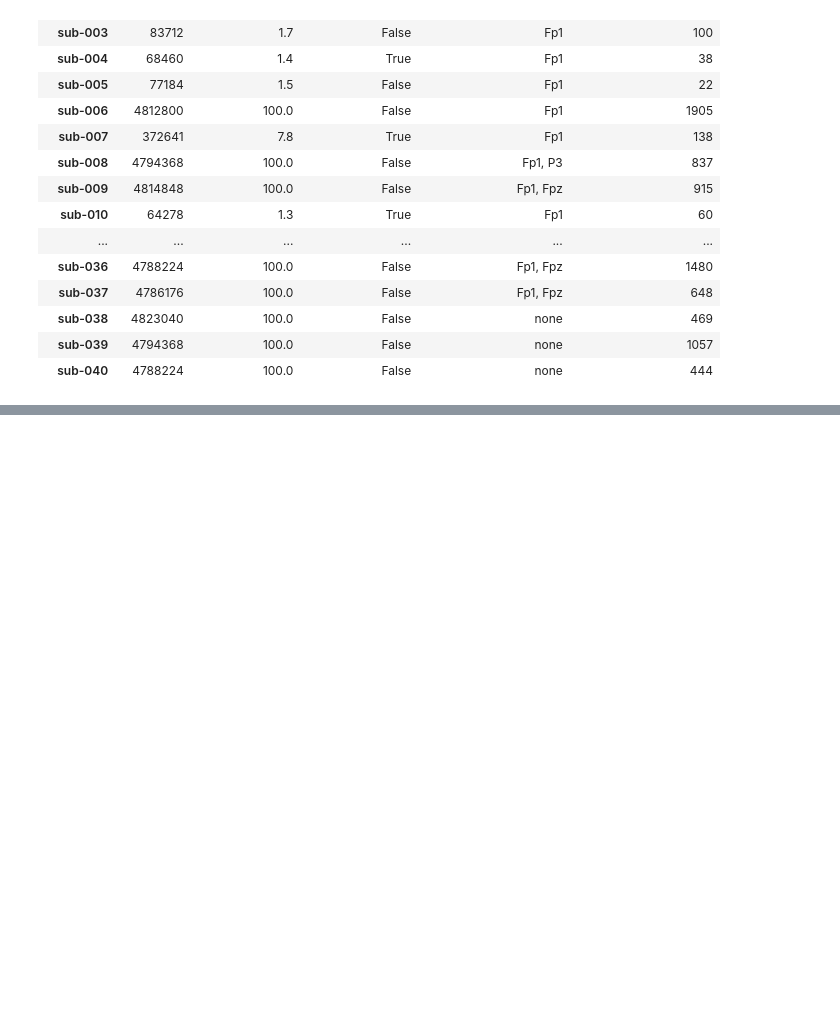
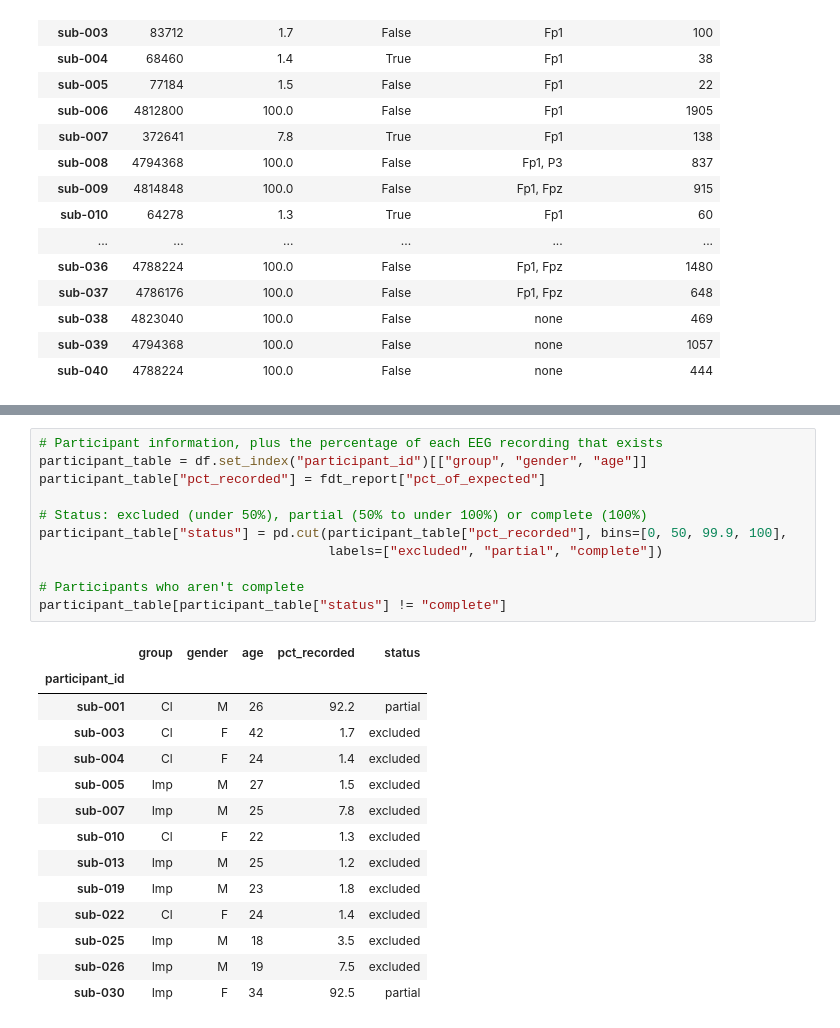
Before and after one commit to davisbone/Harmonic-EEG, a Jupyter notebook: MS2wranglingData.ipynb, the cells around one changed output, grey strips where cells are left out. Cells and saved outputs as stored; diff of their text form; blank space fills up the shorter version.

Commit message:
Removed planning text for pre-processing and cleaning and added subsetting of participants.

```diff
--- a/MS2wranglingData.ipynb
+++ b/MS2wranglingData.ipynb
@@ -953,0 +880,26 @@ These have no single right answer. Make each choice deliberately, write it down
+# %%
+# Participant information, plus the percentage of each EEG recording that exists
+participant_table = df.set_index("participant_id")[["group", "gender", "age"]]
+participant_table["pct_recorded"] = fdt_report["pct_of_expected"]
+
+# Status: excluded (under 50%), partial (50% to under 100%) or complete (100%)
+participant_table["status"] = pd.cut(participant_table["pct_recorded"], bins=[0, 50, 99.9, 100],
+                                     labels=["excluded", "partial", "complete"])
+
+# Participants who aren't complete
+participant_table[participant_table["status"] != "complete"]
+# %% [output]
+|  | group | gender | age | pct_recorded | status |
+| participant_id |  |  |  |  |  |
+| sub-001 | Cl | M | 26 | 92.2 | partial |
+| sub-003 | Cl | F | 42 | 1.7 | excluded |
+| sub-004 | Cl | F | 24 | 1.4 | excluded |
+| sub-005 | Imp | M | 27 | 1.5 | excluded |
+| sub-007 | Imp | M | 25 | 7.8 | excluded |
+| sub-010 | Cl | F | 22 | 1.3 | excluded |
+| sub-013 | Imp | M | 25 | 1.2 | excluded |
+| sub-019 | Imp | M | 23 | 1.8 | excluded |
+| sub-022 | Cl | F | 24 | 1.4 | excluded |
+| sub-025 | Imp | M | 18 | 3.5 | excluded |
+| sub-026 | Imp | M | 19 | 7.5 | excluded |
+| sub-030 | Imp | F | 34 | 92.5 | partial |
```
Also changed, not shown: parts of 11 cells of this notebook.
